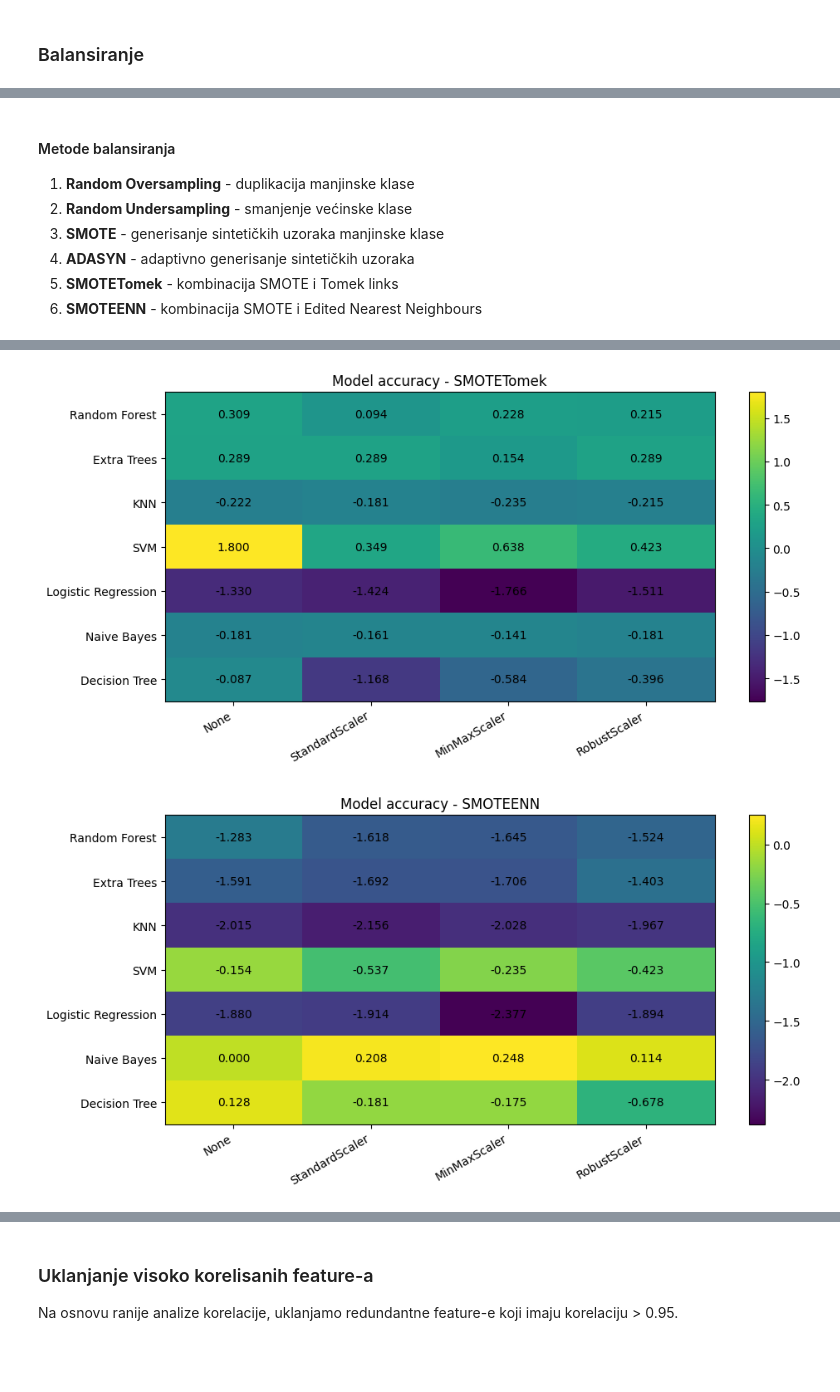
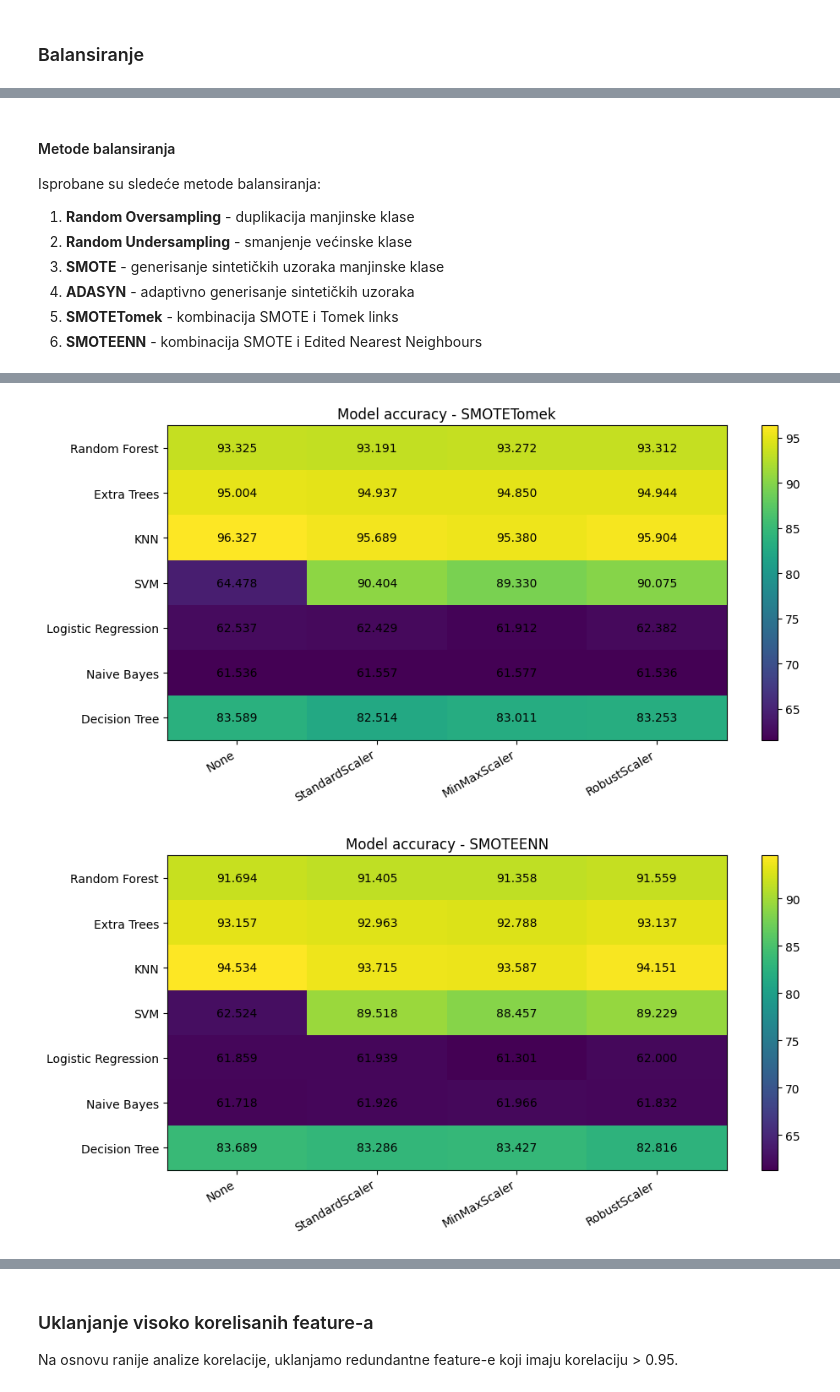
Before and after one commit to bazlooka/elfak-machine-learning, a Jupyter notebook: project 1/notebook.ipynb, the cells around one changed output, grey strips where cells are left out. Saved outputs shown, nothing was run; the diff lists cells and outputs as text; code cells hidden in the pictures; blank space fills up the shorter version.

Commit message:
model selection

```diff
--- a/project 1/notebook.ipynb
+++ b/project 1/notebook.ipynb
@@ -524,7 +488,7 @@ Kreiranje stabla odlučivanja na osnovu feature-a
 # %%
 from sklearn.tree import DecisionTreeClassifier
 
-def run_decision_tree_classifier(X_train=None, y_train=None, X_test=None, y_test=None, preprocessors=None, X=None, y=None, cv=None, sampler=None):
+def run_decision_tree_classifier(preprocessors=None, X=None, y=None, cv=None, sampler=None):
     clf = DecisionTreeClassifier(random_state=42)
 
     steps = []
@@ -535,16 +499,11 @@ def run_decision_tree_classifier(X_train=None, y_train=None, X_test=None, y_test
     steps.append(("model", clf))
 
     pipe = Pipeline(steps)
-    if cv is not None and X is not None and y is not None:
-        res = report(estimator=pipe, X=X, y=y, title="Decision Tree Classifier CV", cv=cv)
-    else:
-        pipe.fit(X_train, y_train)
-        y_pred = pipe.predict(X_test)
-        res = report(y_test, y_pred, "Decision Tree Classifier")
+    res = report(estimator=pipe, X=X, y=y, title="Decision Tree Classifier CV", cv=cv)
 
     return res["accuracy"]
 # %%
-def run_classifiers_matrix(X_train = None, y_train=None, X_test=None, y_test=None, X=None, y=None, scalers_dict=None, cv=None, sampler=None):
+def run_classifiers_matrix(X=None, y=None, scalers_dict=None, cv=None, sampler=None):
     algorithms = {
         "Random Forest": run_random_forest_classifier,
         "Extra Trees": run_extra_trees_classifier,
@@ -559,7 +518,7 @@ def run_classifiers_matrix(X_train = None, y_train=None, X_test=None, y_test=Non
 
     for algo_name, algo_fn in algorithms.items():
         for scaler_name, preprocessors in scalers_dict.items():
-            acc = algo_fn(X_train, y_train, X_test, y_test, X=X, y=y, preprocessors=preprocessors,sampler=sampler, cv=cv) * 100
+            acc = algo_fn(X=X, y=y, preprocessors=preprocessors, sampler=sampler, cv=cv) * 100
             matrix.loc[algo_name, scaler_name] = acc
 
     return matrix
@@ -593,10 +552,10 @@ scalers = {
     "RobustScaler": [RobustScaler()],
 }
 
-acc_matrix1 = run_classifiers_matrix(
+acc_matrix_baseline = run_classifiers_matrix(
     X=X, y=y,
     scalers_dict=scalers,
     cv=5
 )
-plot_matrix_heatmap(acc_matrix1, title="Model accuracy by scaler")
+plot_matrix_heatmap(acc_matrix_baseline, title="Model accuracy by scaler")
 # %% [output]
@@ -714,5 +623,7 @@ Imbalance ratio: 1.22:1
 # %% [markdown]
 #### Metode balansiranja
+
+Isprobane su sledeće metode balansiranja:
 
 1. **Random Oversampling** - duplikacija manjinske klase
 2. **Random Undersampling** - smanjenje većinske klase
@@ -725,8 +636,7 @@ from imblearn.over_sampling import RandomOverSampler, SMOTE, ADASYN
 from imblearn.under_sampling import RandomUnderSampler
 from imblearn.combine import SMOTETomek, SMOTEENN
 
-def evaluate_balancing_methods( X_train=None, y_train=None, X_test=None, y_test=None,
-    X=None, y=None, cv=None):
+def evaluate_balancing_methods(X=None, y=None, cv=None):
     balancing_methods = {
         "Random Oversampling": RandomOverSampler(random_state=42),
         "Random Undersampling": RandomUnderSampler(random_state=42),
@@ -740,26 +650,15 @@ def evaluate_balancing_methods( X_train=None, y_train=None, X_test=None, y_test=
     balanced_datasets = {}
 
     for method_name, sampler in balancing_methods.items():
-        if cv is None:
-            if sampler is None:
-                X_bal, y_bal = X_train, y_train
-            else:
-                X_bal, y_bal = sampler.fit_resample(X_train, y_train)
+        balanced_datasets[method_name] = (X, y)
 
-            balanced_datasets[method_name] = (X_bal, y_bal)
-
-            res = run_classifiers_matrix(X_bal, y_bal, X_test, y_test, scalers_dict=scalers, cv=None) - acc_matrix2
-        else:
-            balanced_datasets[method_name] = (X, y)
-
-            res = run_classifiers_matrix(
+        res = run_classifiers_matrix(
                 X=X,
                 y=y,
                 scalers_dict=scalers,
                 sampler=sampler,  # sampler ide u pipeline
                 cv=cv
-            ) - acc_matrix2
-
+        )
 
         plot_matrix_heatmap(res, title="Model accuracy - " + method_name)
         results.append({
@@ -770,7 +669,7 @@ def evaluate_balancing_methods( X_train=None, y_train=None, X_test=None, y_test=
     return pd.DataFrame(results), balanced_datasets
 
 balancing_results, balanced_datasets = evaluate_balancing_methods(
-        X=X_no_outliers,
+    X=X_no_outliers,
     y=y_no_outliers,
     cv=5  # broj fold-ova
 )
@@ -782,2 +681,2 @@ balancing_results, balanced_datasets = evaluate_balancing_methods(
-[figure, old version]
+[figure, new version]
-[figure, old version]
+[figure, new version]
```
Also changed, not shown: parts of 35 cells of this notebook.
